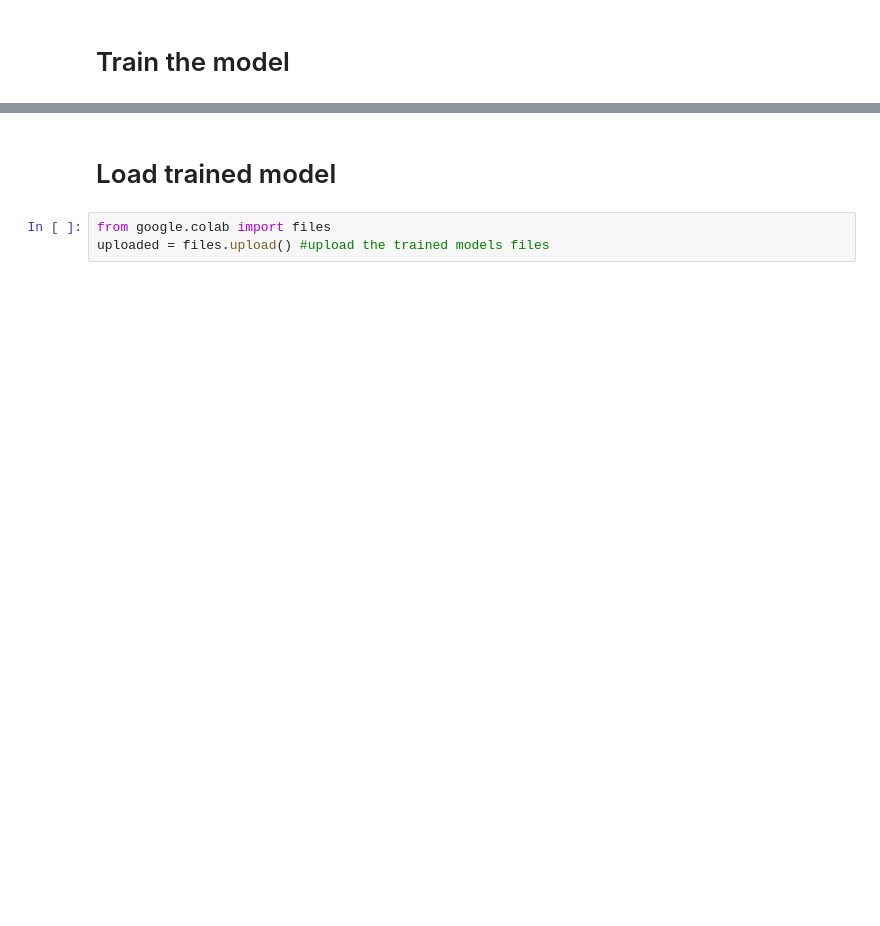
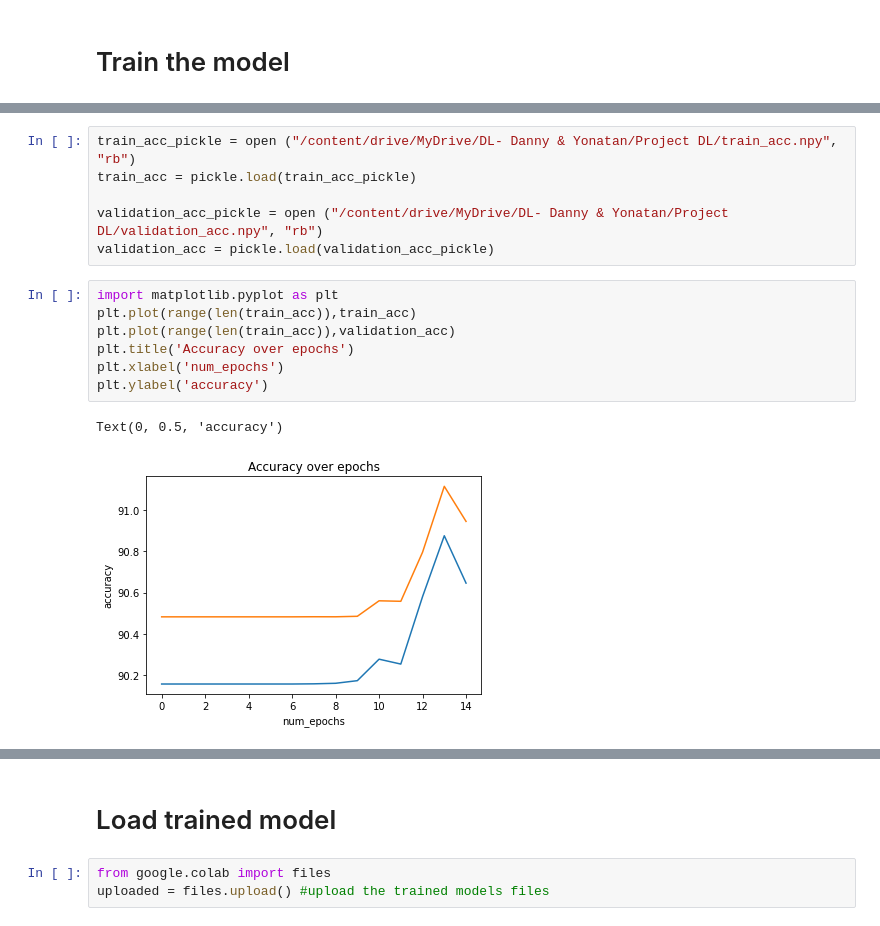
Before and after one commit to yonbrand/Gait-Recognition, a Jupyter notebook: gait_segmentation.ipynb, the cells around one changed output, grey strips where cells are left out. Drawn from its saved outputs; the diff is of its cells as text; blank space fills up the shorter version.

```diff
--- a/gait_segmentation.ipynb
+++ b/gait_segmentation.ipynb
@@ -304,0 +321,16 @@ epoch 0,  train loss : 0.138,
+# %%
+train_acc_pickle = open ("/content/drive/MyDrive/DL- Danny & Yonatan/Project DL/train_acc.npy", "rb")
+train_acc = pickle.load(train_acc_pickle)
+
+validation_acc_pickle = open ("/content/drive/MyDrive/DL- Danny & Yonatan/Project DL/validation_acc.npy", "rb")
+validation_acc = pickle.load(validation_acc_pickle)
+# %%
+import matplotlib.pyplot as plt
+plt.plot(range(len(train_acc)),train_acc)
+plt.plot(range(len(train_acc)),validation_acc)
+plt.title('Accuracy over epochs')
+plt.xlabel('num_epochs')
+plt.ylabel('accuracy')
+# %% [output]
+Text(0, 0.5, 'accuracy')
+[figure, added]
```
Also changed, not shown: parts of 44 cells of this notebook.
